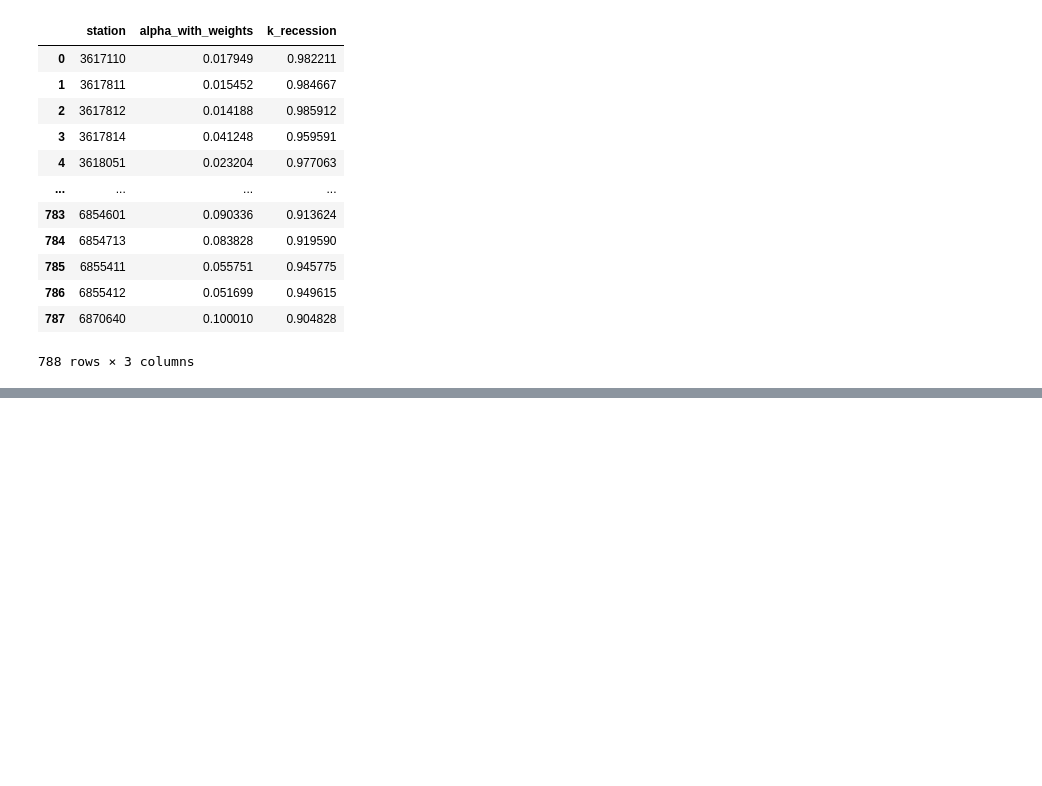
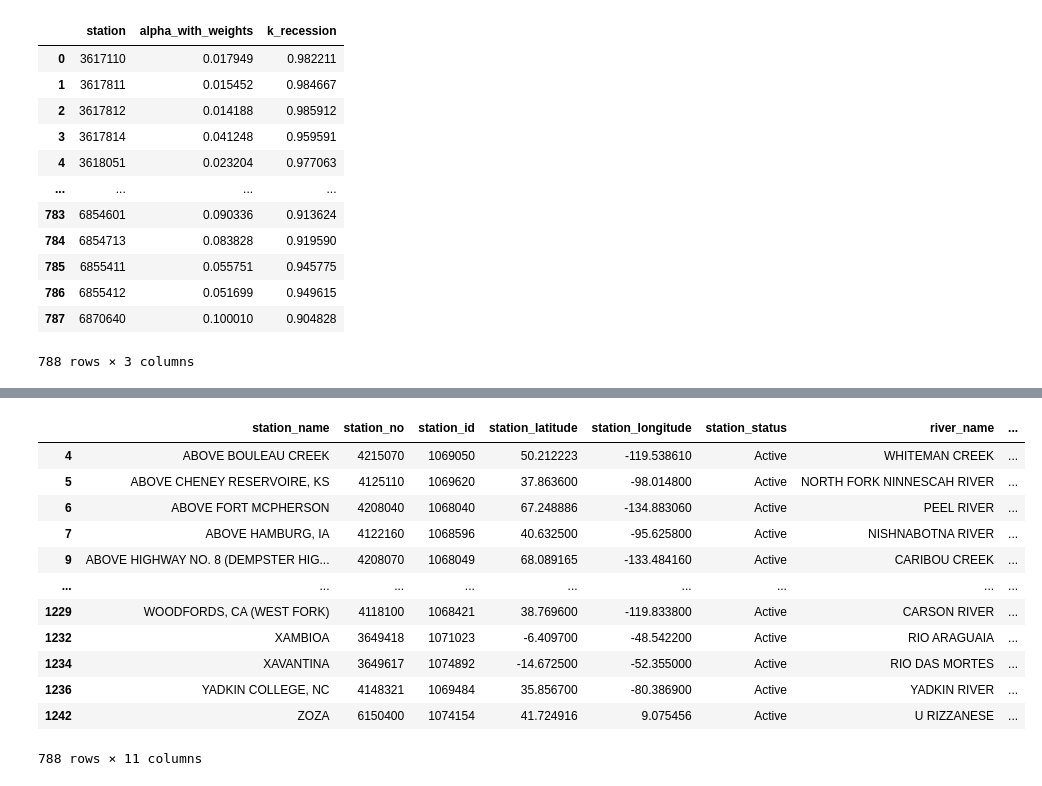
Before and after one commit to jevago262000/PhD_1-Water_Balance, a Jupyter notebook: 4.3.recession_constant_CSS.ipynb, the cells around one changed output, grey strips where cells are left out. Cells and saved outputs as stored; diff of their text form; code cells hidden in the pictures; blank space fills up the shorter version.

```diff
--- a/4.3.recession_constant_CSS.ipynb
+++ b/4.3.recession_constant_CSS.ipynb
@@ -514,0 +534,18 @@ k_recessions
+# %%
+filtered_css = css_df[css_df["station_no"].isin([int(station) for station in k_recessions["station"].to_list()])] # Select stations that are in the k_recessions_df
+filtered_css.to_csv(css_folder + "//CSS_FINAL_SELECTION.csv", index=False) # Save file for possible further analysis
+filtered_css
+# %% [output]
+|  | station_name | station_no | station_id | station_latitude | station_longitude | station_status | river_name | ... |
+| 4 | ABOVE BOULEAU CREEK | 4215070 | 1069050 | 50.212223 | -119.538610 | Active | WHITEMAN CREEK | ... |
+| 5 | ABOVE CHENEY RESERVOIRE, KS | 4125110 | 1069620 | 37.863600 | -98.014800 | Active | NORTH FORK NINNESCAH RIVER | ... |
+| 6 | ABOVE FORT MCPHERSON | 4208040 | 1068040 | 67.248886 | -134.883060 | Active | PEEL RIVER | ... |
+| 7 | ABOVE HAMBURG, IA | 4122160 | 1068596 | 40.632500 | -95.625800 | Active | NISHNABOTNA RIVER | ... |
+| 9 | ABOVE HIGHWAY NO. 8 (DEMPSTER HIG... | 4208070 | 1068049 | 68.089165 | -133.484160 | Active | CARIBOU CREEK | ... |
+| ... | ... | ... | ... | ... | ... | ... | ... | ... |
+| 1229 | WOODFORDS, CA (WEST FORK) | 4118100 | 1068421 | 38.769600 | -119.833800 | Active | CARSON RIVER | ... |
+| 1232 | XAMBIOA | 3649418 | 1071023 | -6.409700 | -48.542200 | Active | RIO ARAGUAIA | ... |
+| 1234 | XAVANTINA | 3649617 | 1074892 | -14.672500 | -52.355000 | Active | RIO DAS MORTES | ... |
+| 1236 | YADKIN COLLEGE, NC | 4148321 | 1069484 | 35.856700 | -80.386900 | Active | YADKIN RIVER | ... |
+| 1242 | ZOZA | 6150400 | 1074154 | 41.724916 | 9.075456 | Active | U RIZZANESE | ... |
+788 rows × 11 columns
```
Also changed, not shown: parts of 2 cells of this notebook.
